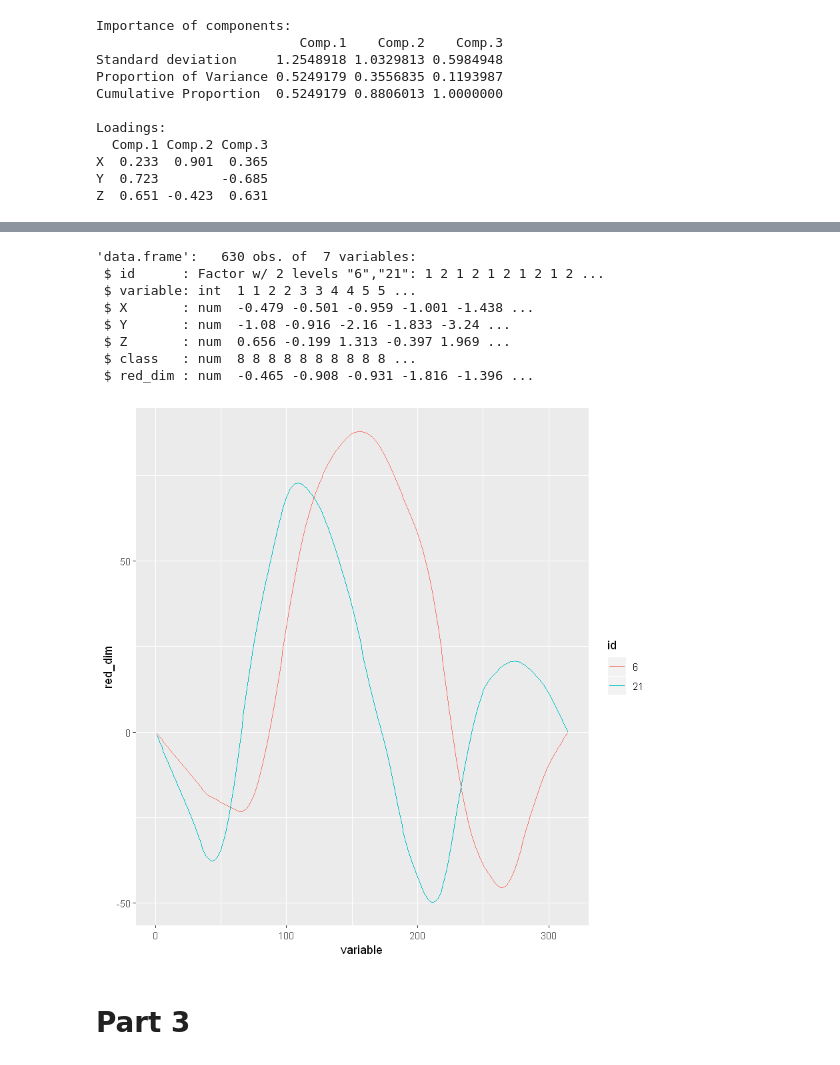
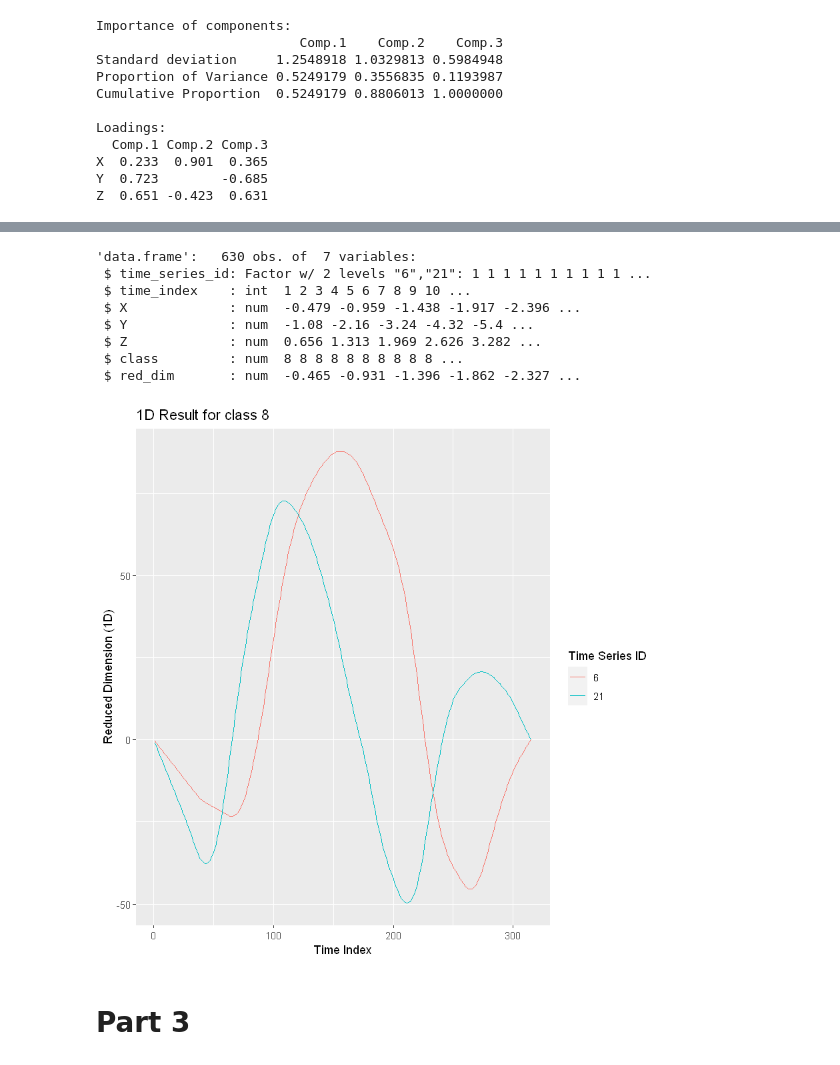
Before and after one commit to BU-IE-582/fall20-mbahadir, a Jupyter notebook: Homework2/Homework_2.ipynb, the cells around one changed output, grey strips where cells are left out. Cells and saved outputs as stored; diff of their text form; code cells hidden in the pictures.

```diff
--- a/Homework2/Homework_2.ipynb
+++ b/Homework2/Homework_2.ipynb
@@ -202,4 +195,7 @@ long_form=copy(train_xpos)
 long_form$Y=train_ypos$Y
 long_form$Z=train_zpos$Z
 long_form=long_form[,c(1,3,4,5,6,2)]
-long_form[order(long_form$id),]
+long_form$variable=as.integer(long_form$variable)
+colnames(long_form)[1] <- "time_series_id"
+colnames(long_form)[2] <- "time_index"
+setorder(long_form, time_series_id)
@@ -404,23 +402,23 @@ ggplot(data=class7,
 # %%
-class8=filter(long_form, id == indexes[15] | id == indexes[16])
+class8=filter(long_form, time_series_id == indexes[15] | time_series_id == indexes[16])
 class8=mutate(class8, red_dim= 0.2325778 * X + 0.7230122  * Y + 0.6505082   * Z )
-class8$id=as.factor(class8$id)
-class8$variable=as.integer(class8$variable)
+class8$time_series_id=as.factor(class8$time_series_id)
+class8$time_index=as.integer(class8$time_index)
 str(class8)
 # %% [output]
 'data.frame':   630 obs. of  7 variables:
- $ id      : Factor w/ 2 levels "6","21": 1 2 1 2 1 2 1 2 1 2 ...
- $ variable: int  1 1 2 2 3 3 4 4 5 5 ...
- $ X       : num  -0.479 -0.501 -0.959 -1.001 -1.438 ...
- $ Y       : num  -1.08 -0.916 -2.16 -1.833 -3.24 ...
- $ Z       : num  0.656 -0.199 1.313 -0.397 1.969 ...
- $ class   : num  8 8 8 8 8 8 8 8 8 8 ...
- $ red_dim : num  -0.465 -0.908 -0.931 -1.816 -1.396 ...
+ $ time_series_id: Factor w/ 2 levels "6","21": 1 1 1 1 1 1 1 1 1 1 ...
+ $ time_index    : int  1 2 3 4 5 6 7 8 9 10 ...
+ $ X             : num  -0.479 -0.959 -1.438 -1.917 -2.396 ...
+ $ Y             : num  -1.08 -2.16 -3.24 -4.32 -5.4 ...
+ $ Z             : num  0.656 1.313 1.969 2.626 3.282 ...
+ $ class         : num  8 8 8 8 8 8 8 8 8 8 ...
+ $ red_dim       : num  -0.465 -0.931 -1.396 -1.862 -2.327 ...
 # %%
 ggplot(data=class8,
-       aes(x=variable, y=red_dim, colour=id)) +
-       geom_line()
+       aes(x=time_index, y=red_dim, colour=time_series_id)) +
+       geom_line()+labs(color="Time Series ID")+xlab("Time Index")+ylab("Reduced Dimension (1D)")+ggtitle("1D Result for class 8")
 # %% [output]
-[figure, old version]
+[figure, new version]
 # %% [markdown]
 # Part 3
```
Also changed, not shown: parts of 48 cells of this notebook.
